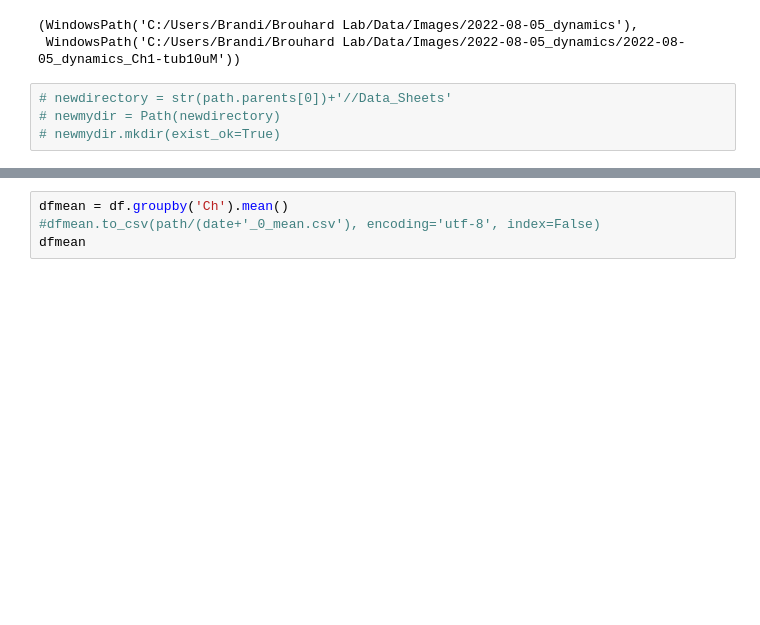
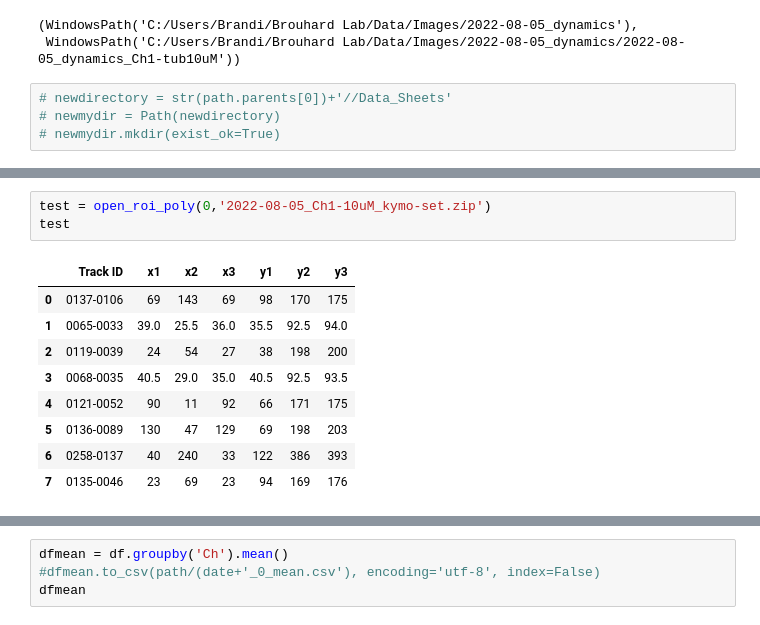
Before and after one commit to brouhardlab/brouhardlab-scripts, a Jupyter notebook: notebooks/Brandi/growth_nucleation_lifetimes.ipynb, the cells around one changed output, grey strips where cells are left out. Drawn from its saved outputs; the diff is of its cells as text; blank space fills up the shorter version.

```diff
--- a/notebooks/Brandi/growth_nucleation_lifetimes.ipynb
+++ b/notebooks/Brandi/growth_nucleation_lifetimes.ipynb
@@ -202,0 +252,13 @@ FileNotFoundError: [Errno 2] No such file or directory: 'C:\\Users\\Brandi\\Brou
+# %%
+test = open_roi_poly(0,'2022-08-05_Ch1-10uM_kymo-set.zip')
+test
+# %% [output]
+|  | Track ID | x1 | x2 | x3 | y1 | y2 | y3 |
+| 0 | 0137-0106 | 69 | 143 | 69 | 98 | 170 | 175 |
+| 1 | 0065-0033 | 39.0 | 25.5 | 36.0 | 35.5 | 92.5 | 94.0 |
+| 2 | 0119-0039 | 24 | 54 | 27 | 38 | 198 | 200 |
+| 3 | 0068-0035 | 40.5 | 29.0 | 35.0 | 40.5 | 92.5 | 93.5 |
+| 4 | 0121-0052 | 90 | 11 | 92 | 66 | 171 | 175 |
+| 5 | 0136-0089 | 130 | 47 | 129 | 69 | 198 | 203 |
+| 6 | 0258-0137 | 40 | 240 | 33 | 122 | 386 | 393 |
+| 7 | 0135-0046 | 23 | 69 | 23 | 94 | 169 | 176 |
```
Also changed, not shown: parts of 8 cells of this notebook.
